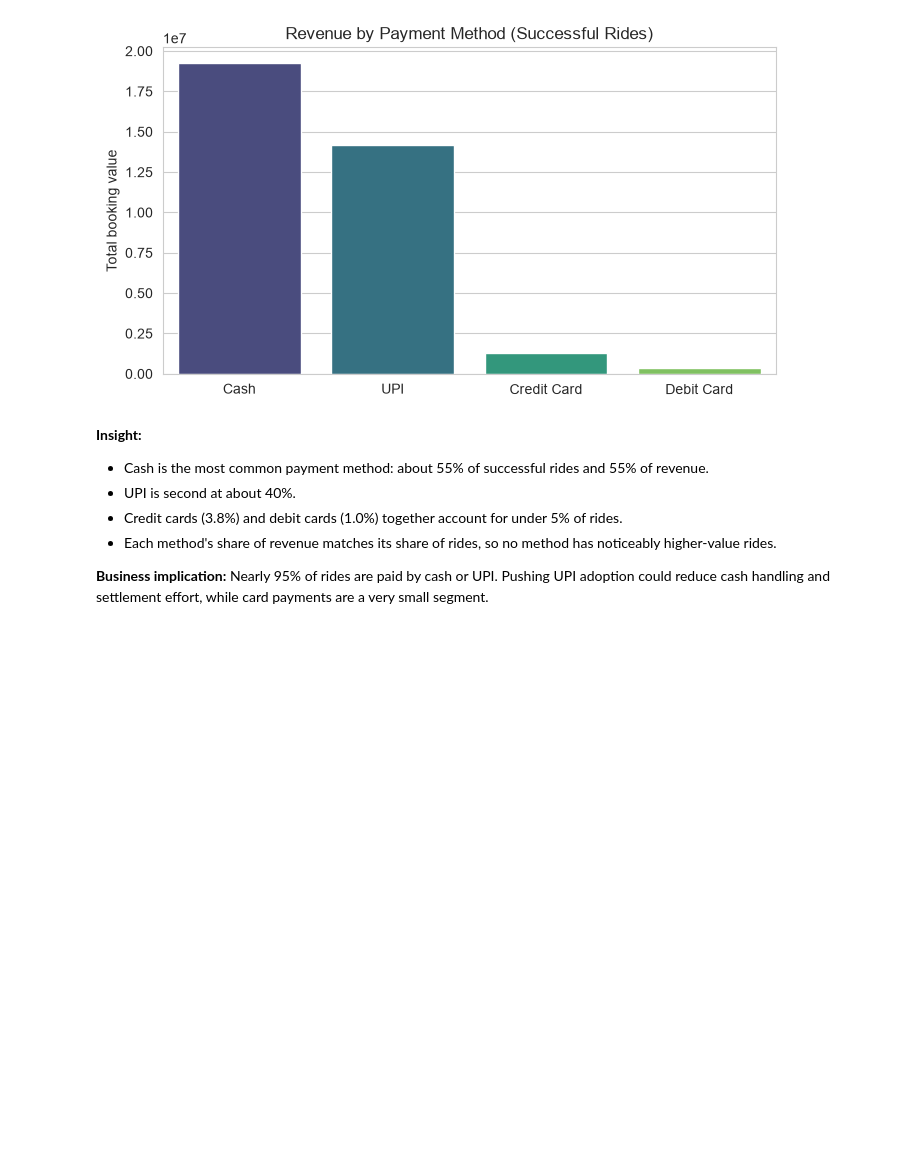
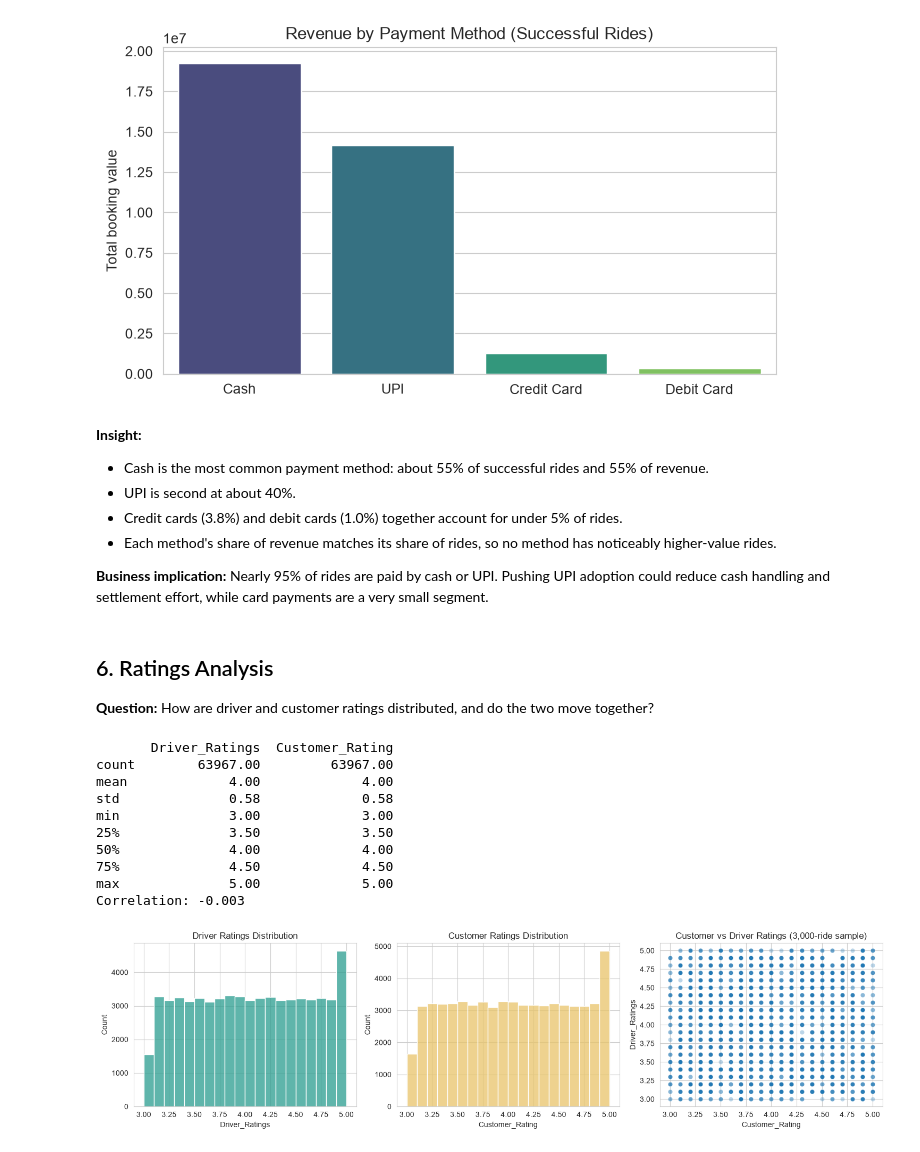
Before and after one commit to stutigoyal8999/Labmentix_Internship_Business-Analytics, a Jupyter notebook: Project-3/notebooks/cleaning_eda.ipynb, the cells around one changed output. Cells and saved outputs as stored; diff of their text form; code cells hidden in the pictures; blank space fills up the shorter version.

Commit message:
EDA : ratings analysis

```diff
--- a/Project-3/notebooks/cleaning_eda.ipynb
+++ b/Project-3/notebooks/cleaning_eda.ipynb
@@ -318,3 +318,38 @@ Debit Card        629    338922           1.0              1.0
 - Each method's share of revenue matches its share of rides, so no method has noticeably higher-value rides.
 
 **Business implication:** Nearly 95% of rides are paid by cash or UPI. Pushing UPI adoption could reduce cash handling and settlement effort, while card payments are a very small segment.
+# %% [markdown]
+## 6. Ratings Analysis
+
+**Question:** How are driver and customer ratings distributed, and do the two move together?
+# %%
+print(success[["Driver_Ratings", "Customer_Rating"]].describe().round(2))
+print("Correlation:", success["Driver_Ratings"].corr(success["Customer_Rating"]).round(3))
+
+fig, axes = plt.subplots(1, 3, figsize=(15, 4))
+
+sns.histplot(success["Driver_Ratings"], bins=20, color="#2a9d8f", ax=axes[0])
+axes[0].set_title("Driver Ratings Distribution")
+
+sns.histplot(success["Customer_Rating"], bins=20, color="#e9c46a", ax=axes[1])
+axes[1].set_title("Customer Ratings Distribution")
+
+sample = success.sample(3000, random_state=42)
+sns.scatterplot(x="Customer_Rating", y="Driver_Ratings", data=sample,
+                alpha=0.3, ax=axes[2])
+axes[2].set_title("Customer vs Driver Ratings (3,000-ride sample)")
+
+plt.tight_layout()
+plt.show()
+# %% [output]
+       Driver_Ratings  Customer_Rating
+count        63967.00         63967.00
+mean             4.00             4.00
+std              0.58             0.58
+min              3.00             3.00
+25%              3.50             3.50
+50%              4.00             4.00
+75%              4.50             4.50
+max              5.00             5.00
+Correlation: -0.003
+[figure, added]
```
Also changed, not shown: parts of 1 cell of this notebook.
